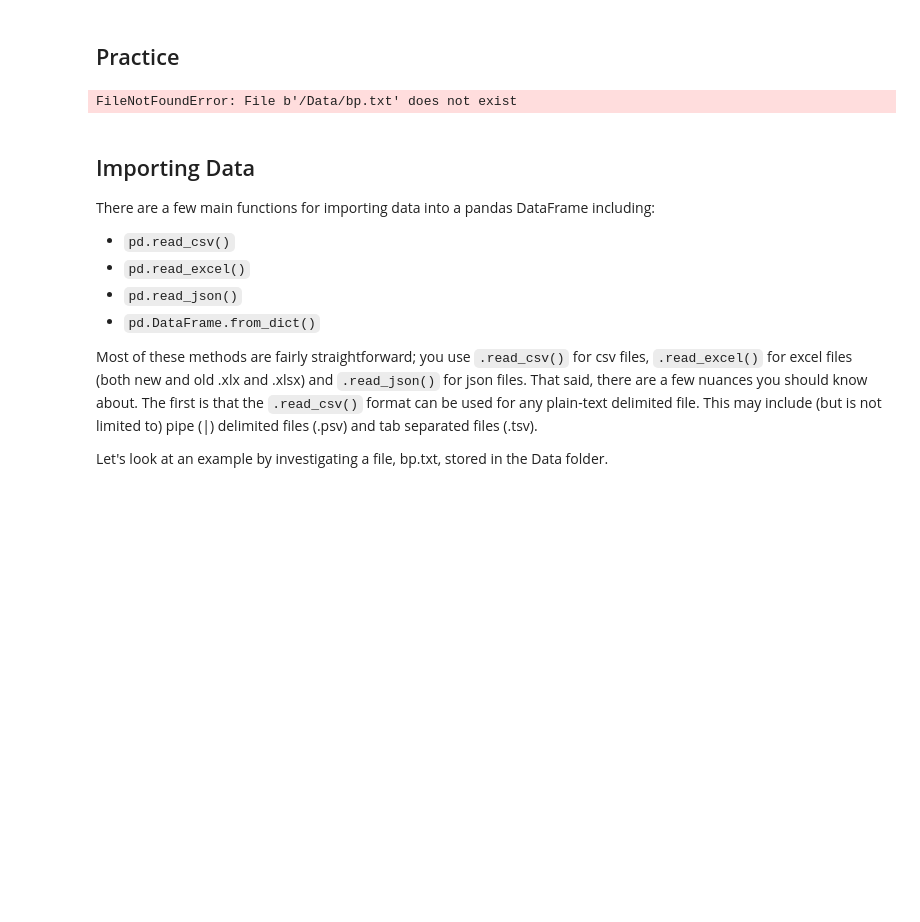
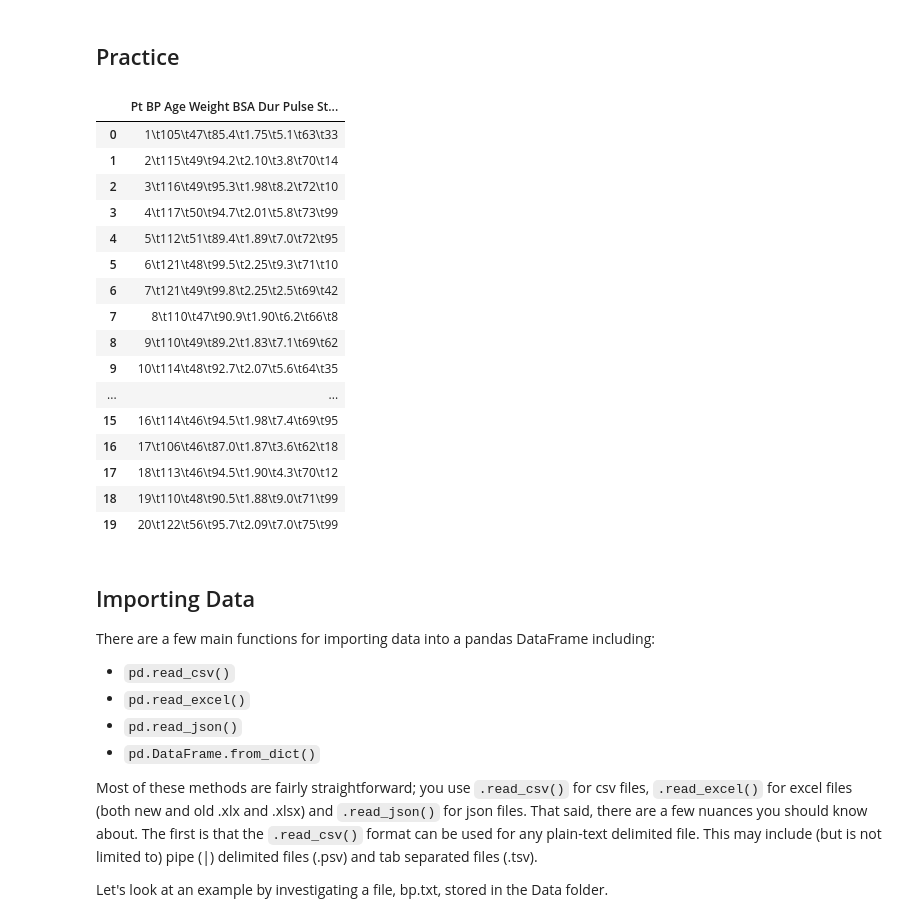
Before and after one commit to kathrinv/dsc-importing-data-using-pandas-nyc-ds-082619, a Jupyter notebook: index.ipynb, the cells around one changed output. Drawn from its saved outputs; the diff is of its cells as text; code cells hidden in the pictures; blank space fills up the shorter version.

```diff
--- a/index.ipynb
+++ b/index.ipynb
@@ -22,9 +22,27 @@ When importing pandas, it is standard to import it under the alias `pd`
 # %%
 import pandas as pd
 # %%
-df = pd.read_csv('/Data/bp.txt')
+df = pd.read_csv('./Data/bp.txt', d)
-# %% [output]
-FileNotFoundError: File b'/Data/bp.txt' does not exist
+# %%
+df
+# %% [output]
+|  | Pt BP Age Weight BSA Dur Pulse St... |
+| 0 | 1\t105\t47\t85.4\t1.75\t5.1\t63\t33 |
+| 1 | 2\t115\t49\t94.2\t2.10\t3.8\t70\t14 |
+| 2 | 3\t116\t49\t95.3\t1.98\t8.2\t72\t10 |
+| 3 | 4\t117\t50\t94.7\t2.01\t5.8\t73\t99 |
+| 4 | 5\t112\t51\t89.4\t1.89\t7.0\t72\t95 |
+| 5 | 6\t121\t48\t99.5\t2.25\t9.3\t71\t10 |
+| 6 | 7\t121\t49\t99.8\t2.25\t2.5\t69\t42 |
+| 7 | 8\t110\t47\t90.9\t1.90\t6.2\t66\t8 |
+| 8 | 9\t110\t49\t89.2\t1.83\t7.1\t69\t62 |
+| 9 | 10\t114\t48\t92.7\t2.07\t5.6\t64\t35 |
+| ... | ... |
+| 15 | 16\t114\t46\t94.5\t1.98\t7.4\t69\t95 |
+| 16 | 17\t106\t46\t87.0\t1.87\t3.6\t62\t18 |
+| 17 | 18\t113\t46\t94.5\t1.90\t4.3\t70\t12 |
+| 18 | 19\t110\t48\t90.5\t1.88\t9.0\t71\t99 |
+| 19 | 20\t122\t56\t95.7\t2.09\t7.0\t75\t99 |
 # %%
 import pandas as pd
 # %% [markdown]
```
